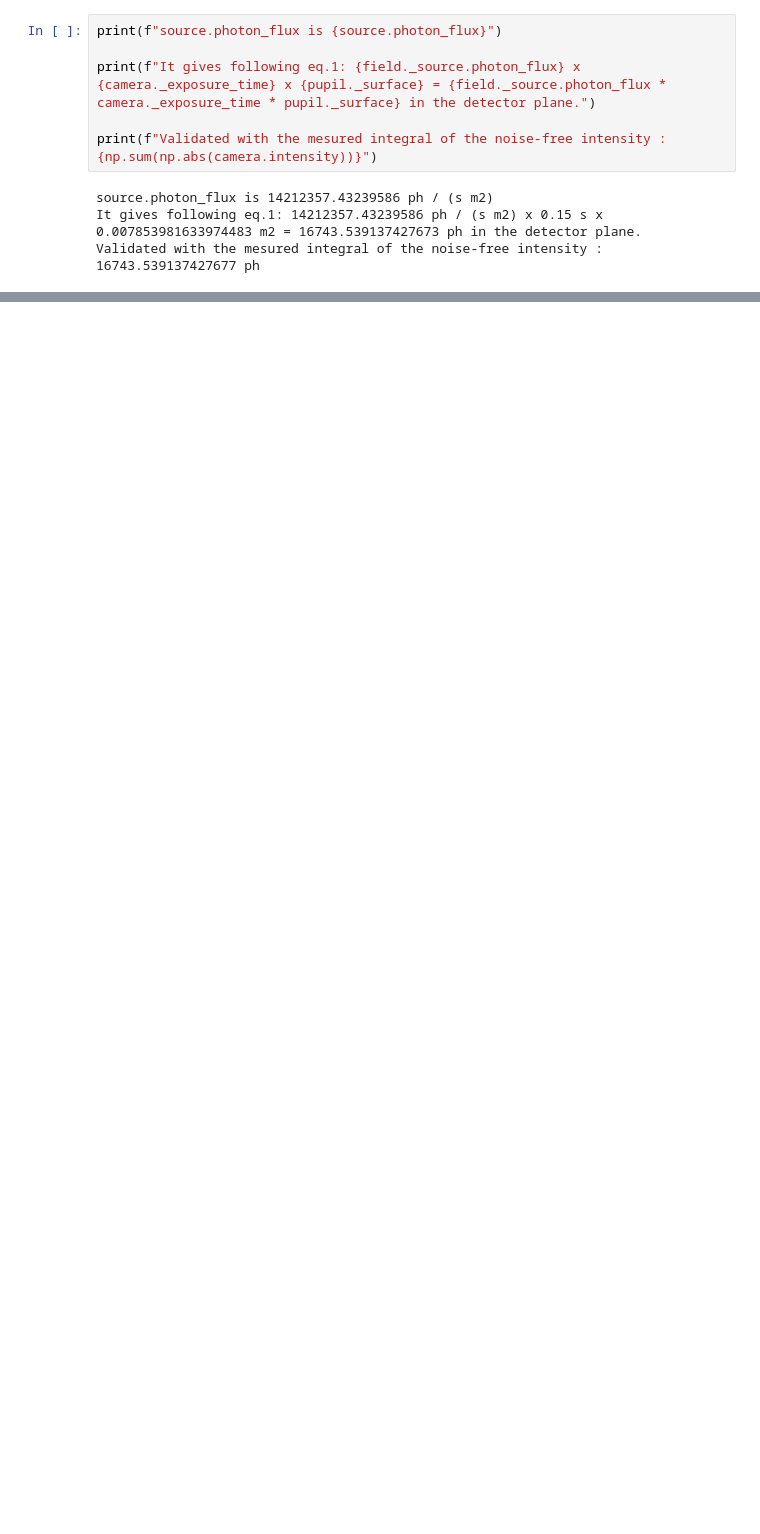
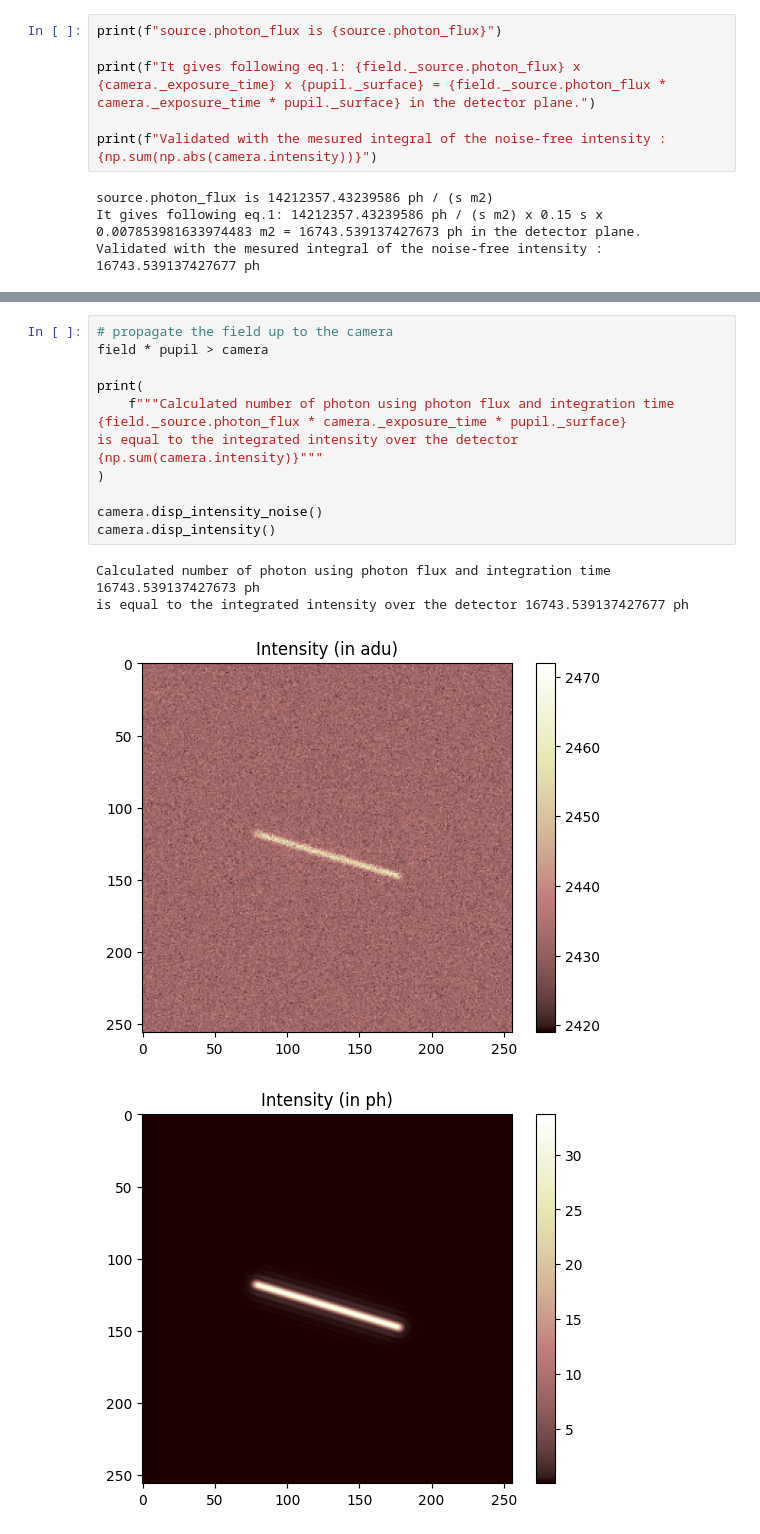
Before and after one commit to bidou2002/fiatlux, a Jupyter notebook: fiatlux/tutorials/fourier_energy_conservation.ipynb, the cells around one changed output, grey strips where cells are left out. Cells and saved outputs as stored; diff of their text form; blank space fills up the shorter version.

```diff
--- a/fiatlux/tutorials/fourier_energy_conservation.ipynb
+++ b/fiatlux/tutorials/fourier_energy_conservation.ipynb
@@ -132,0 +179,16 @@ SyntaxError: invalid syntax (2972664181.py, line 1)
+# %%
+# propagate the field up to the camera
+field * pupil > camera
+
+print(
+    f"""Calculated number of photon using photon flux and integration time {field._source.photon_flux * camera._exposure_time * pupil._surface}
+is equal to the integrated intensity over the detector {np.sum(camera.intensity)}"""
+)
+
+camera.disp_intensity_noise()
+camera.disp_intensity()
+# %% [output]
+Calculated number of photon using photon flux and integration time 16743.539137427673 ph
+is equal to the integrated intensity over the detector 16743.539137427677 ph
+[figure, added]
+[figure, added]
```
Also changed, not shown: parts of 11 cells of this notebook, 2 other files.
